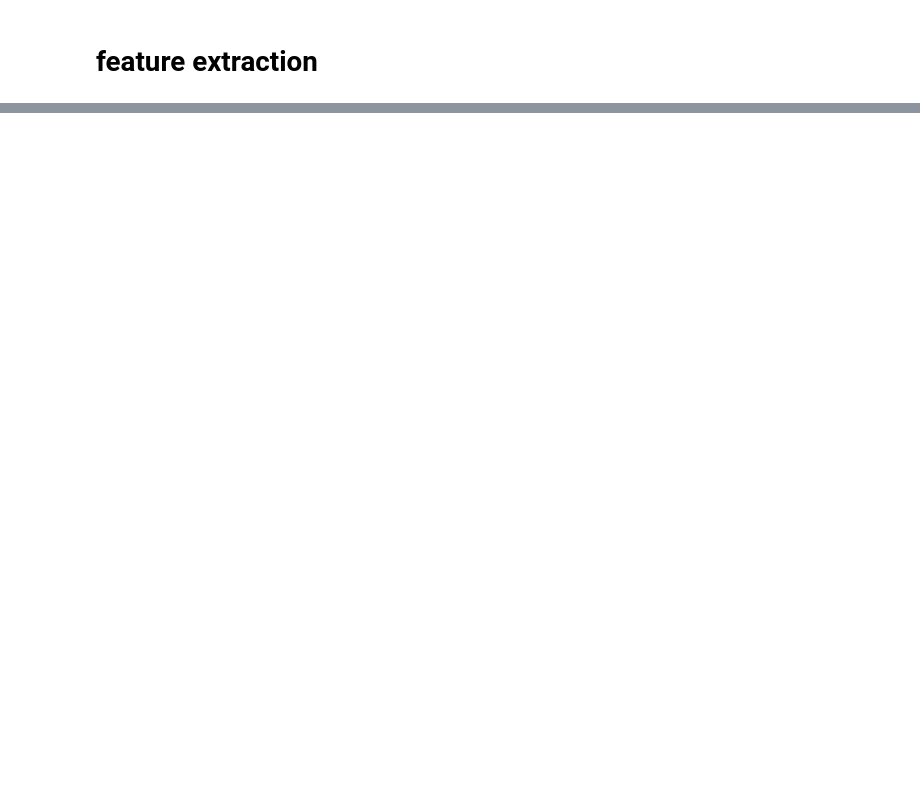
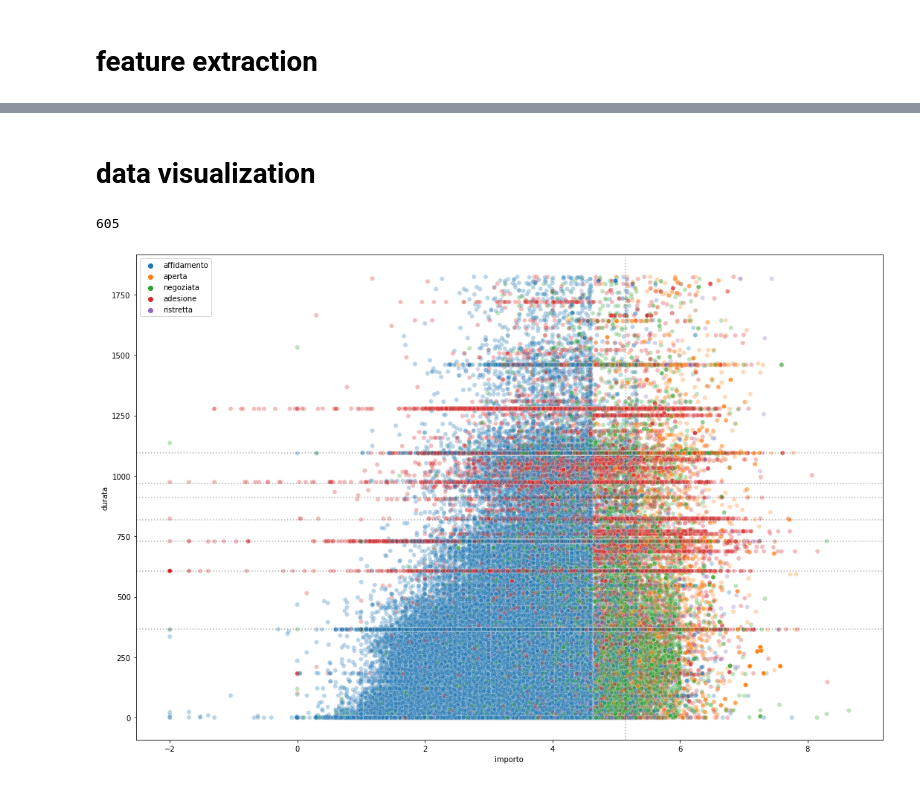
Before and after one commit to Yourne/synapthesis, a Jupyter notebook: Luglio2sett/datasetV2.ipynb, the cells around one changed output, grey strips where cells are left out. Cells and saved outputs as stored; diff of their text form; code cells hidden in the pictures; blank space fills up the shorter version.

Commit message:
added some visualizations

```diff
--- a/Luglio2sett/datasetV2.ipynb
+++ b/Luglio2sett/datasetV2.ipynb
@@ -9,9 +9,11 @@ import utils
 data_directory = "/Users/nepal/Documents/synapthesis/synData6July"
 lotti_fn = "export_lotti_veneto_2016_2018_giulio_v2.csv"
 vincitori_fn = "export_vincitori_veneto_2016_2018_giulio_v2.csv"
+procedura_fn = "/Users/nepal/Documents/synapthesis/tipi_procedure.txt"
 
-lotti = pd.read_csv(path.join(data_directory, lotti_fn))
-vincitori = pd.read_csv(path.join(data_directory, vincitori_fn))
+lotti = pd.read_csv(path.join(data_directory, lotti_fn), index_col="id_lotto")
+vincitori = pd.read_csv(path.join(data_directory, vincitori_fn), index_col="id_lotto")
+tipi_procedura = pd.read_csv(procedura_fn, index_col="id_scelta_contraente")
 
 lotti.data_inizio = pd.to_datetime(lotti.data_inizio, yearfirst=True)
 lotti.data_fine = pd.to_datetime(lotti.data_fine, yearfirst=True)
@@ -110,2 +110,3 @@ vincitori = vincitori.dropna()
 # %%
 df = lotti.merge(vincitori, on="id_lotto", how="inner", suffixes=("_acquirente", "_fornitore"))
+df = df.join(tipi_procedura, on="id_scelta_contraente", how="left")
@@ -141,4 +124,4 @@ df = df.merge(supplier_rev, on="id_be", how="left")
 # %%
 # erogato mediano annuo pa
 buyer_rev = utils.compute_revenue_year(df, "id_pa", "data_inizio").median(axis=1).rename("erogato_med_pa")
-df = df.merge(supplier_rev, on="id_be", how="left")
+df = df.merge(buyer_rev, on="id_pa", how="left")
@@ -164,0 +148,2 @@ dtype: float64
+# %% [markdown]
+# data visualization
@@ -164,0 +152,27 @@ dtype: float64
+# %%
+365 + 8*30
+# %% [output]
+605
+# %%
+th = 365*5
+plt.figure(figsize=(6*3, 4*3))
+sns.scatterplot(
+    x=np.log10(df[df.durata.dt.days < th].importo),
+    y=df[df.durata.dt.days < th].durata.dt.days,
+    alpha=.3, hue=df.tipo_procedura
+)
+plt.axvline(np.log10(14e4), color='black', linestyle="dotted", alpha=.3)
+# plt.axvline(np.log10(10e4), color='black', linestyle="dotted", alpha=.3)
+# plt.axvline(np.log10(4e4), color='black', linestyle="dotted", alpha=.3)
+plt.axhline(365, color='black', linestyle="dotted", alpha=.3)
+plt.axhline(365*2, color='black', linestyle="dotted", alpha=.3)
+plt.axhline(365*3, color='black', linestyle="dotted", alpha=.3)
+plt.axhline(365 + 30*8, color='black', linestyle="dotted", alpha=.3)
+plt.axhline(365*2 + 30*3, color='black', linestyle="dotted", alpha=.3)
+plt.axhline(365*2 + 30*8, color='black', linestyle="dotted", alpha=.3)
+plt.axhline(365*2 + 30*6, color='black', linestyle="dotted", alpha=.3)
+# ci sono perodicità annuali
+plt.legend(loc='upper left')
+plt.show()
+# %% [output]
+[figure, added]
```
Also changed, not shown: parts of 22 cells of this notebook, 1 other file.
